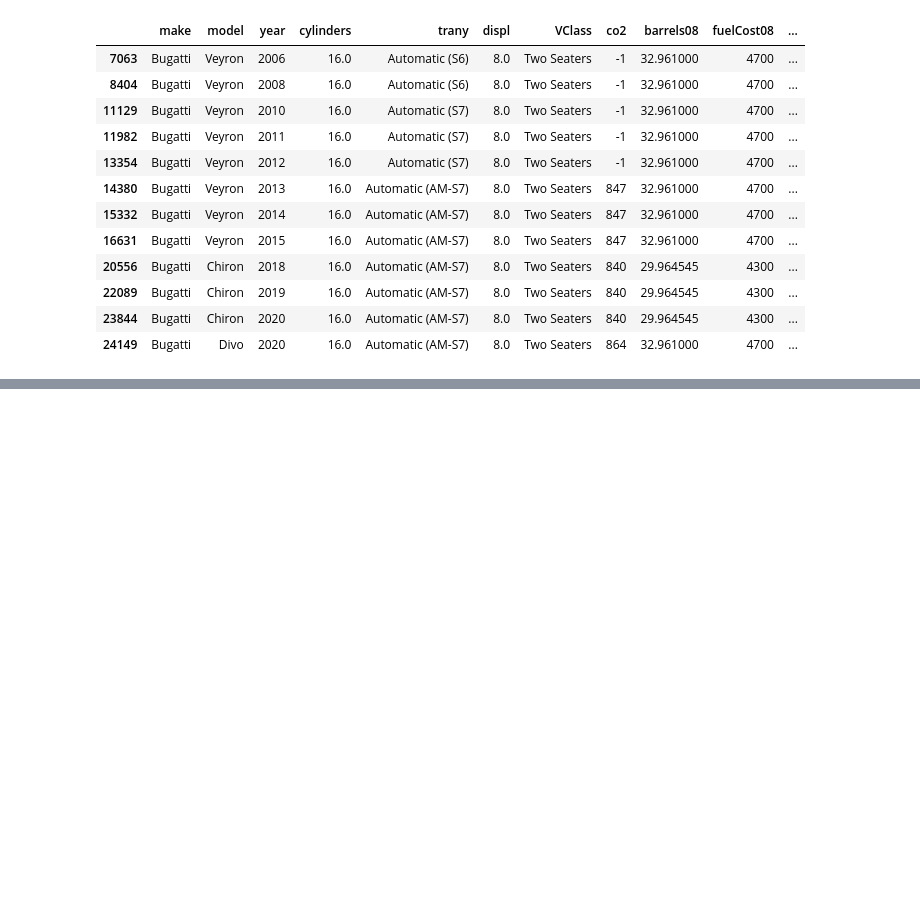
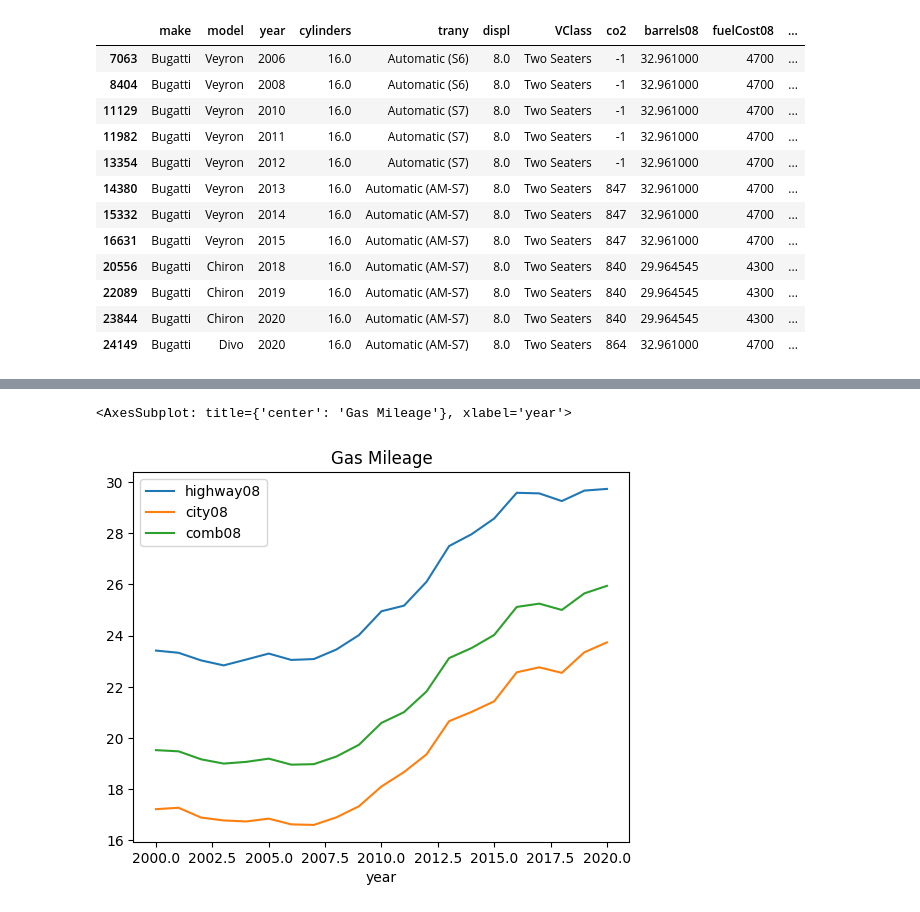
Before and after one commit to masoud533/DataVisualization, a Jupyter notebook: notebooks/CarConsumptionAnalysis/part2.ipynb, the cells around one changed output, grey strips where cells are left out. Saved outputs shown, nothing was run; the diff lists cells and outputs as text; code cells hidden in the pictures; blank space fills up the shorter version.

```diff
--- a/notebooks/CarConsumptionAnalysis/part2.ipynb
+++ b/notebooks/CarConsumptionAnalysis/part2.ipynb
@@ -119,0 +121,5 @@ avg_by_year
+# %%
+avg_by_year.plot(kind='line', title='Gas Mileage')
+# %% [output]
+<AxesSubplot: title={'center': 'Gas Mileage'}, xlabel='year'>
+[figure, added]
```
Also changed, not shown: parts of 4 cells of this notebook.
